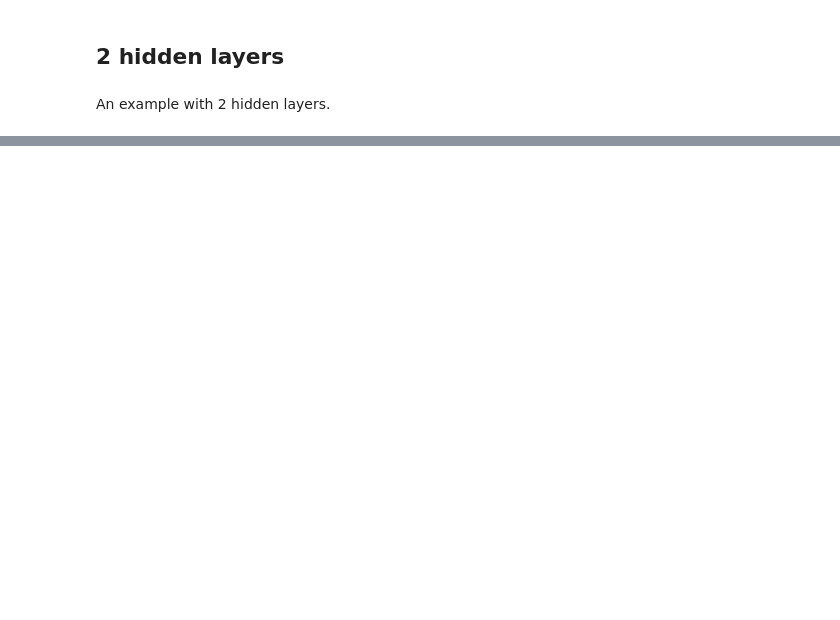
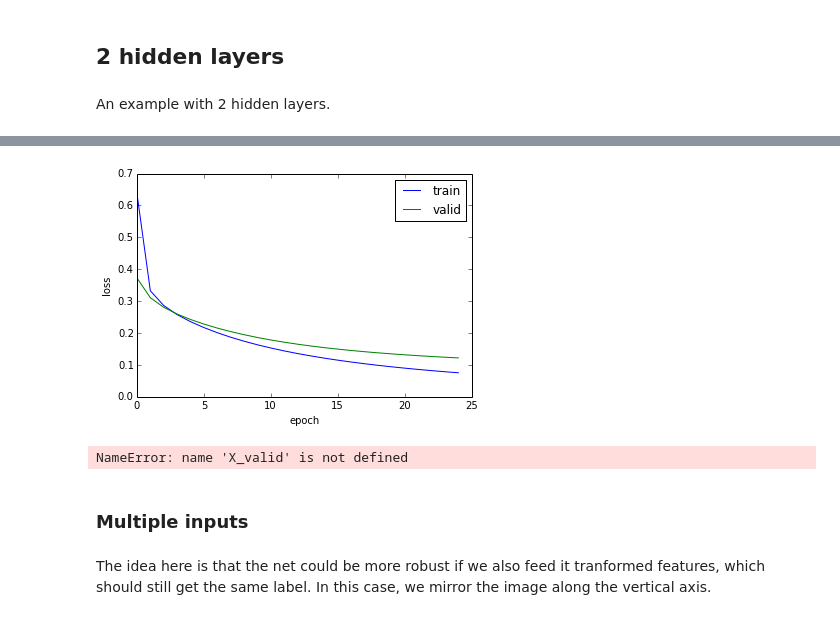
Before and after one commit to BenjaminBossan/netz, a Jupyter notebook: MNIST.ipynb, the cells around one changed output, grey strips where cells are left out. Cells and saved outputs as stored; diff of their text form; code cells hidden in the pictures; blank space fills up the shorter version.

```diff
--- a/MNIST.ipynb
+++ b/MNIST.ipynb
@@ -290,0 +296,22 @@ Accuracy: 0.8867
+# %%
+layers3 = [InputLayer(name='input'),
+           DenseLayer(100, name='dense0'),
+           DenseLayer(200, name='dense1'),
+           InputConcatLayer(name='concat'),
+           OutputLayer(name='output')]
+# %%
+connection_pattern = """
+input->dense0
+input->dense1
+dense0->concat
+dense1->concat
+concat->output
+"""
+# %%
+net3 = NeuralNet(
+    layers3, cost_function=crossentropy,
+    updater=Nesterov(),
+    eval_size=0.2,
+    verbose=1,
+    connection_pattern=connection_pattern,
+)
@@ -290,0 +345,8 @@ Accuracy: 0.8867
+# %%
+plot_loss(net3)
+# %% [output]
+[figure, added]
+# %%
+accuracy = net3.score(X_valid, y_valid, accuracy=True)
+# %% [output]
+NameError: name 'X_valid' is not defined
@@ -290,0 +355,4 @@ Accuracy: 0.8867
+# %% [markdown]
+### Multiple inputs
+# %% [markdown]
+The idea here is that the net could be more robust if we also feed it tranformed features, which should still get the same label. In this case, we mirror the image along the vertical axis.
```
Also changed, not shown: parts of 50 cells of this notebook.
